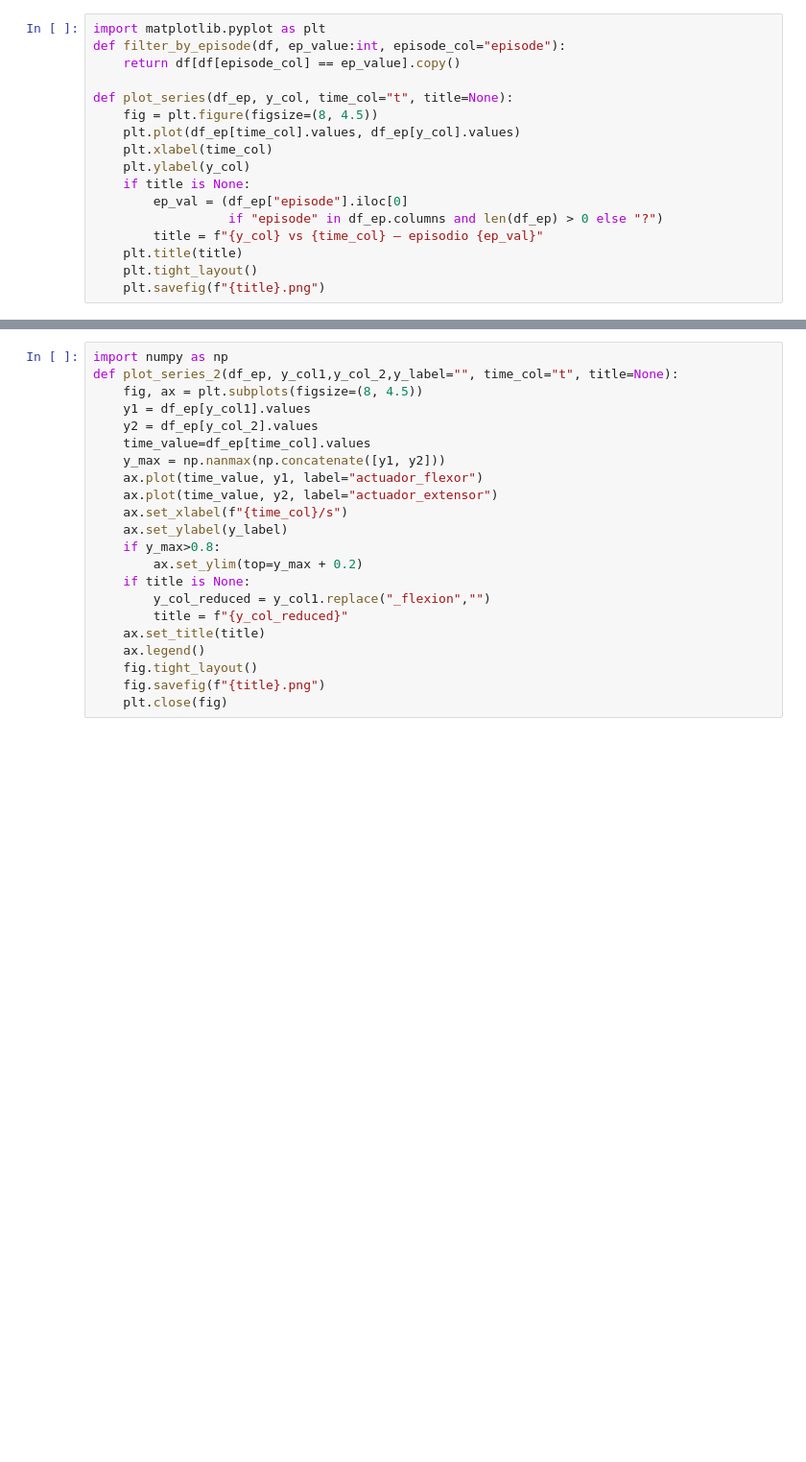
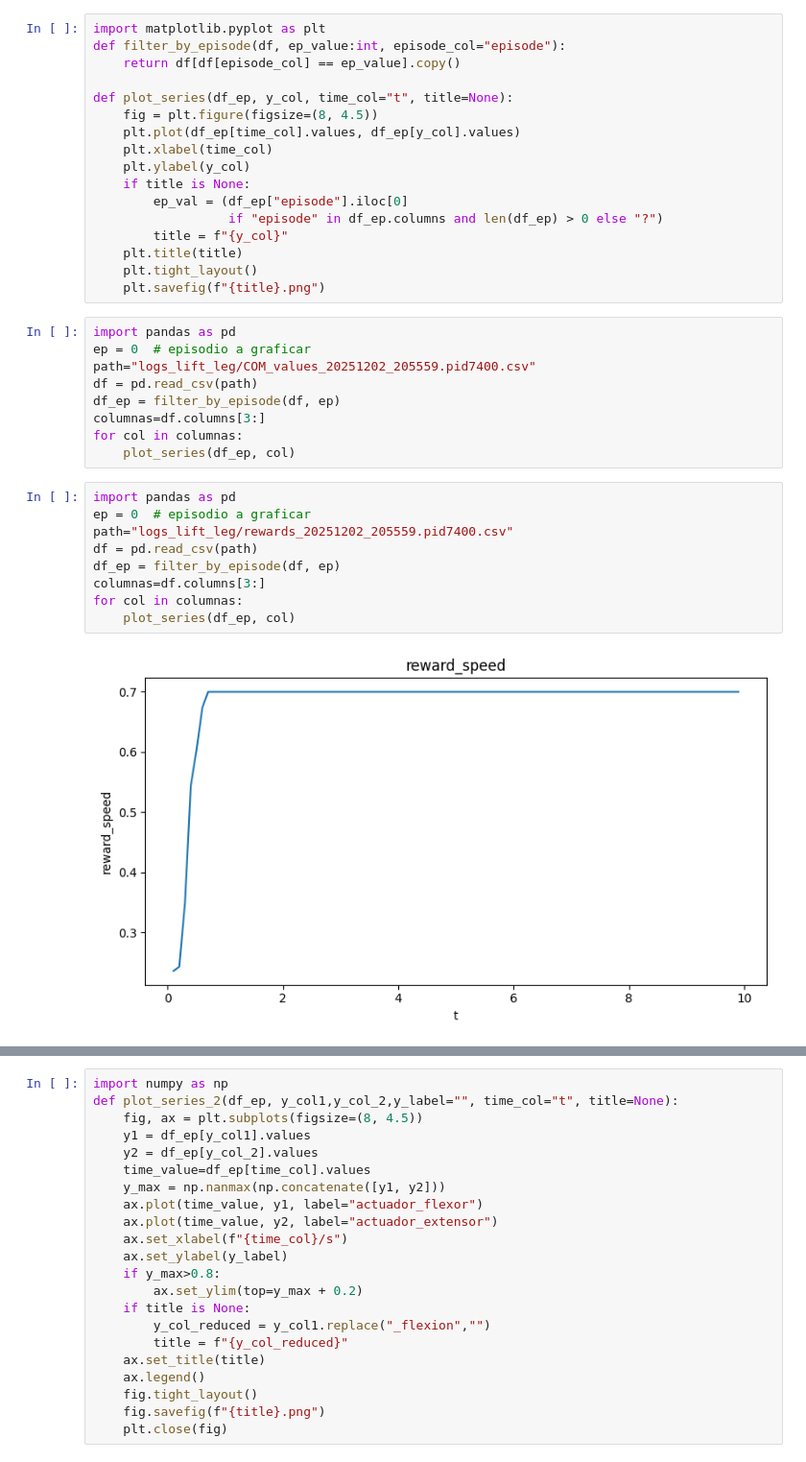
Before and after one commit to ART1993/Marcha_IK, a Jupyter notebook: Calcular_graficas.ipynb, the cells around one changed output, grey strips where cells are left out. Shown at 96% size. Drawn from its saved outputs; the diff is of its cells as text; blank space fills up the shorter version.

```diff
--- a/Calcular_graficas.ipynb
+++ b/Calcular_graficas.ipynb
@@ -11,7 +11,27 @@ def plot_series(df_ep, y_col, time_col="t", title=None):
     if title is None:
         ep_val = (df_ep["episode"].iloc[0]
                   if "episode" in df_ep.columns and len(df_ep) > 0 else "?")
-        title = f"{y_col} vs {time_col} — episodio {ep_val}"
+        title = f"{y_col}"
     plt.title(title)
     plt.tight_layout()
     plt.savefig(f"{title}.png")
+# %%
+import pandas as pd
+ep = 0  # episodio a graficar
+path="logs_lift_leg/COM_values_20251202_205559.pid7400.csv"
+df = pd.read_csv(path)
+df_ep = filter_by_episode(df, ep)
+columnas=df.columns[3:]
+for col in columnas:
+    plot_series(df_ep, col)
+# %%
+import pandas as pd
+ep = 0  # episodio a graficar
+path="logs_lift_leg/rewards_20251202_205559.pid7400.csv"
+df = pd.read_csv(path)
+df_ep = filter_by_episode(df, ep)
+columnas=df.columns[3:]
+for col in columnas:
+    plot_series(df_ep, col)
+# %% [output]
+[figure, added]
```
Also changed, not shown: parts of 6 cells of this notebook, 5 other files.
